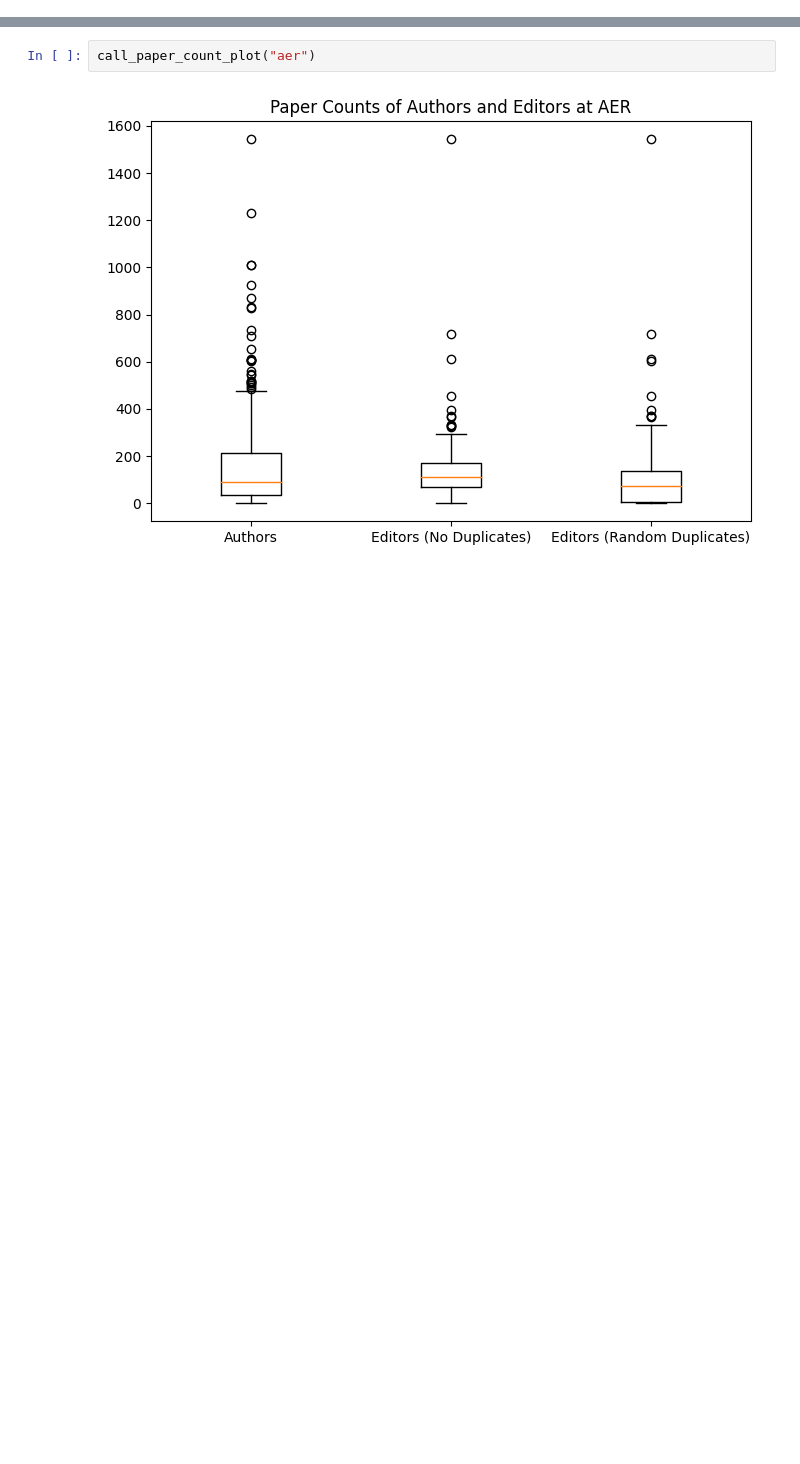
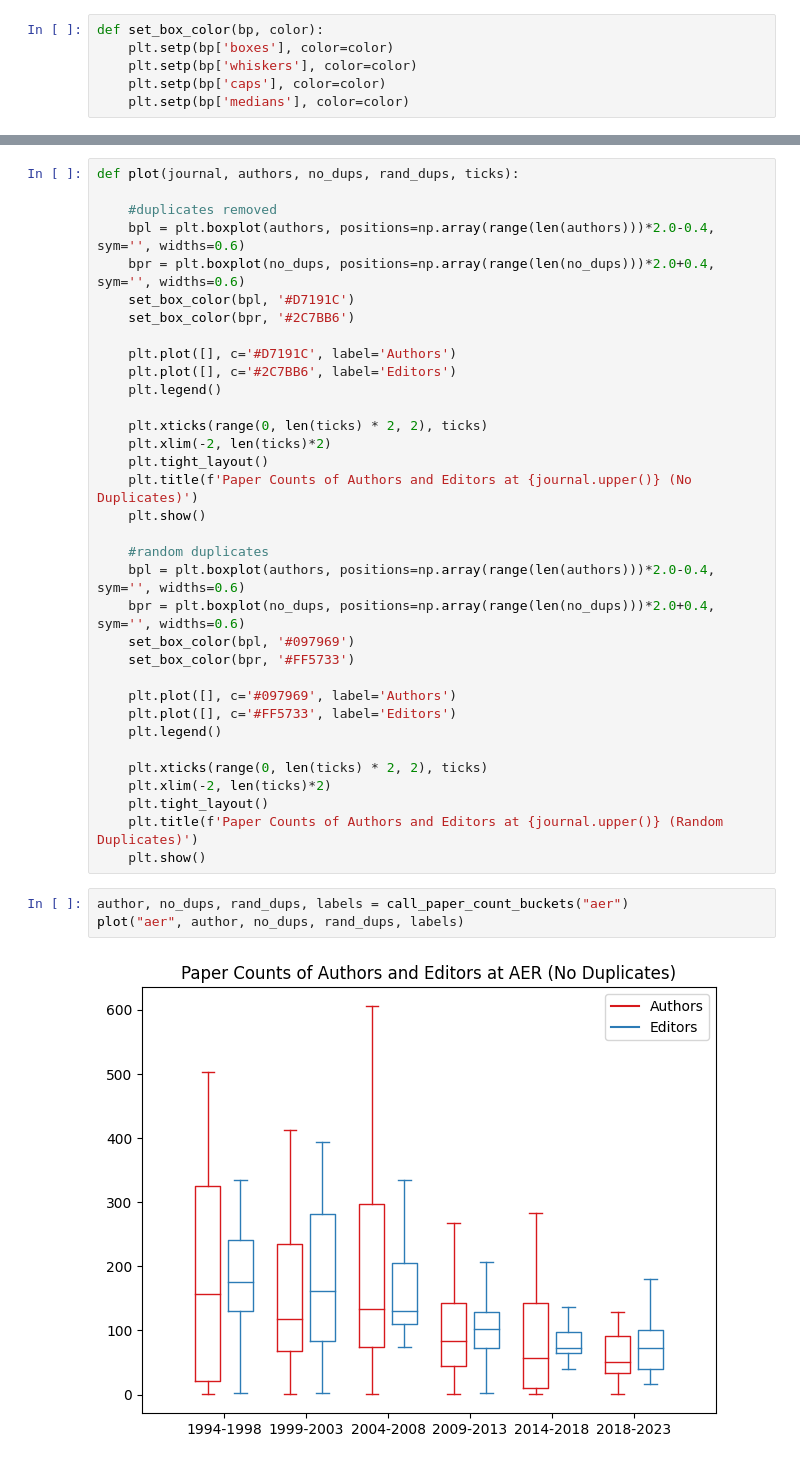
Before and after one commit to vnling/capstone, a Jupyter notebook: code/paper_count_plots.ipynb, the cells around one changed output, grey strips where cells are left out. Saved outputs shown, nothing was run; the diff lists cells and outputs as text; blank space fills up the shorter version.

Commit message:
bucketize plots for paper and citation counts

```diff
--- a/code/paper_count_plots.ipynb
+++ b/code/paper_count_plots.ipynb
@@ -33,0 +35,6 @@ def call_paper_count_plot(journal):
+# %%
+def set_box_color(bp, color):
+    plt.setp(bp['boxes'], color=color)
+    plt.setp(bp['whiskers'], color=color)
+    plt.setp(bp['caps'], color=color)
+    plt.setp(bp['medians'], color=color)
@@ -34,4 +100,39 @@ def call_paper_count_plot(journal):
+# %%
+def plot(journal, authors, no_dups, rand_dups, ticks):
+
+    #duplicates removed
+    bpl = plt.boxplot(authors, positions=np.array(range(len(authors)))*2.0-0.4, sym='', widths=0.6)
+    bpr = plt.boxplot(no_dups, positions=np.array(range(len(no_dups)))*2.0+0.4, sym='', widths=0.6)
+    set_box_color(bpl, '#D7191C')
+    set_box_color(bpr, '#2C7BB6')
+
+    plt.plot([], c='#D7191C', label='Authors')
+    plt.plot([], c='#2C7BB6', label='Editors')
+    plt.legend()
+
+    plt.xticks(range(0, len(ticks) * 2, 2), ticks)
+    plt.xlim(-2, len(ticks)*2)
+    plt.tight_layout()
+    plt.title(f'Paper Counts of Authors and Editors at {journal.upper()} (No Duplicates)')
+    plt.show()
+
+    #random duplicates
+    bpl = plt.boxplot(authors, positions=np.array(range(len(authors)))*2.0-0.4, sym='', widths=0.6)
+    bpr = plt.boxplot(no_dups, positions=np.array(range(len(no_dups)))*2.0+0.4, sym='', widths=0.6)
+    set_box_color(bpl, '#097969')
+    set_box_color(bpr, '#FF5733')
+
+    plt.plot([], c='#097969', label='Authors')
+    plt.plot([], c='#FF5733', label='Editors')
+    plt.legend()
+
+    plt.xticks(range(0, len(ticks) * 2, 2), ticks)
+    plt.xlim(-2, len(ticks)*2)
+    plt.tight_layout()
+    plt.title(f'Paper Counts of Authors and Editors at {journal.upper()} (Random Duplicates)')
+    plt.show()
 # %%
-call_paper_count_plot("aer")
+author, no_dups, rand_dups, labels = call_paper_count_buckets("aer")
+plot("aer", author, no_dups, rand_dups, labels)
 # %% [output]
-[figure, old version]
+[figure, new version]
```
Also changed, not shown: parts of 10 cells of this notebook, 8 other files.
